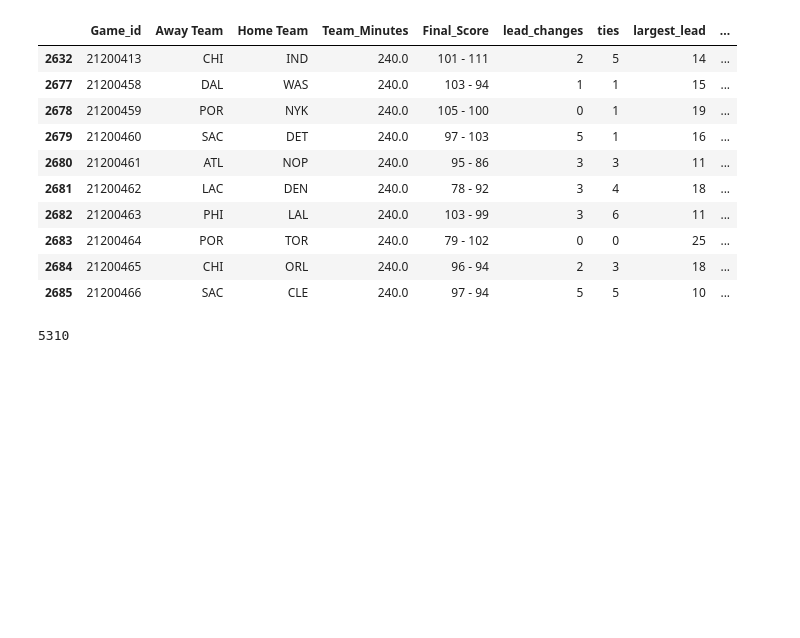
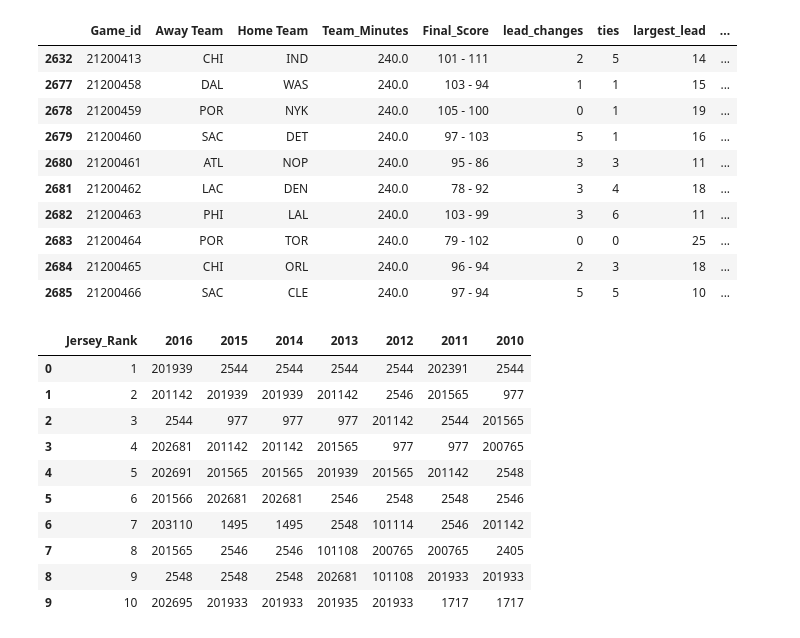
Before and after one commit to leohentschker/nbahack, a Jupyter notebook: data_clean.ipynb, the cells around one changed output. Cells and saved outputs as stored; diff of their text form; code cells hidden in the pictures; blank space fills up the shorter version.

```diff
--- a/data_clean.ipynb
+++ b/data_clean.ipynb
@@ -374,7 +374,20 @@ for i in range(0, new_gam_len):
                       value = win_perc_dict2016[home]
         )
     new_gam.iloc[i, :] = row
-# %%
-len(new_gam)
-# %% [output]
-5310
+# %%
+new_jer = jer.iloc[0:10, :]
+new_jer.columns = ['Jersey_Rank', '2016', '2015', '2014', '2013', '2012', '2011', '2010']
+# %%
+new_jer
+# %% [output]
+|  | Jersey_Rank | 2016 | 2015 | 2014 | 2013 | 2012 | 2011 | 2010 |
+| 0 | 1 | 201939 | 2544 | 2544 | 2544 | 2544 | 202391 | 2544 |
+| 1 | 2 | 201142 | 201939 | 201939 | 201142 | 2546 | 201565 | 977 |
+| 2 | 3 | 2544 | 977 | 977 | 977 | 201142 | 2544 | 201565 |
+| 3 | 4 | 202681 | 201142 | 201142 | 201565 | 977 | 977 | 200765 |
+| 4 | 5 | 202691 | 201565 | 201565 | 201939 | 201565 | 201142 | 2548 |
+| 5 | 6 | 201566 | 202681 | 202681 | 2546 | 2548 | 2548 | 2546 |
+| 6 | 7 | 203110 | 1495 | 1495 | 2548 | 101114 | 2546 | 201142 |
+| 7 | 8 | 201565 | 2546 | 2546 | 101108 | 200765 | 200765 | 2405 |
+| 8 | 9 | 2548 | 2548 | 2548 | 202681 | 101108 | 201933 | 201933 |
+| 9 | 10 | 202695 | 201933 | 201933 | 201935 | 201933 | 1717 | 1717 |
```
Also changed, not shown: parts of 11 cells of this notebook.
